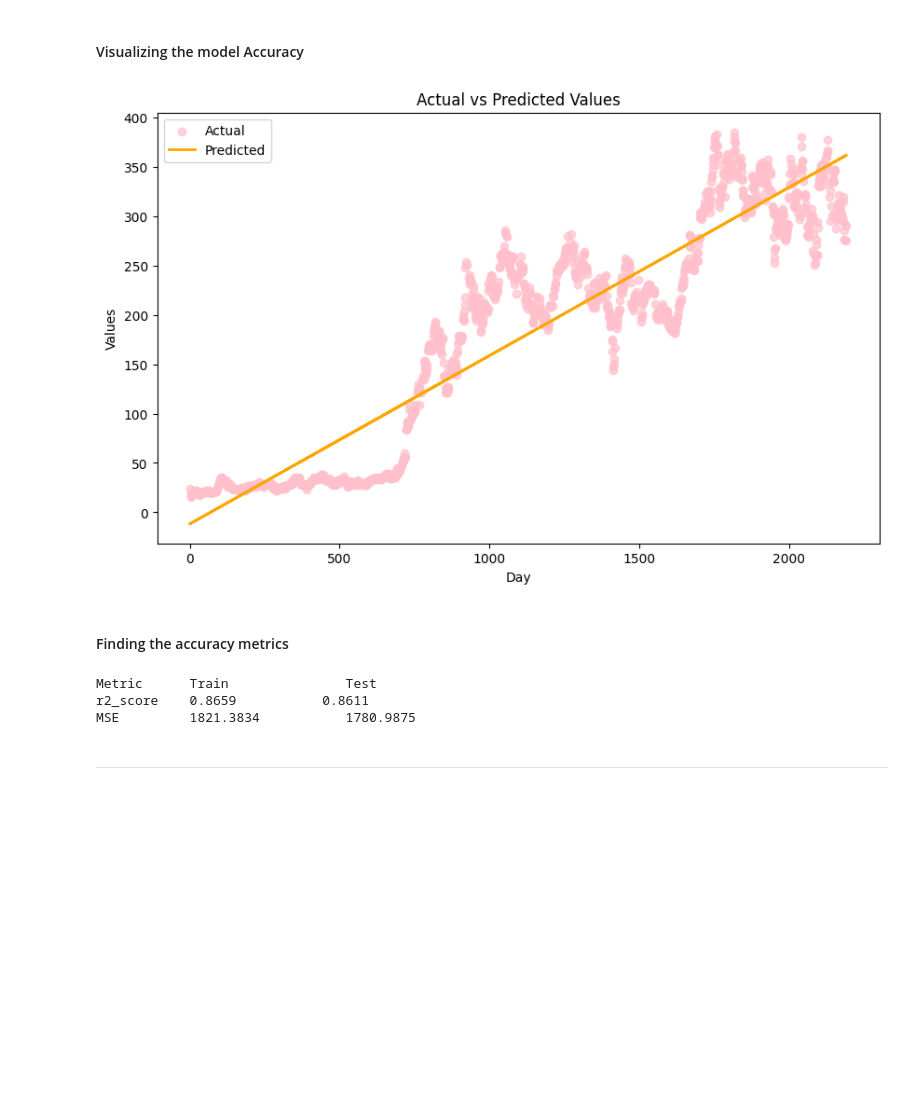
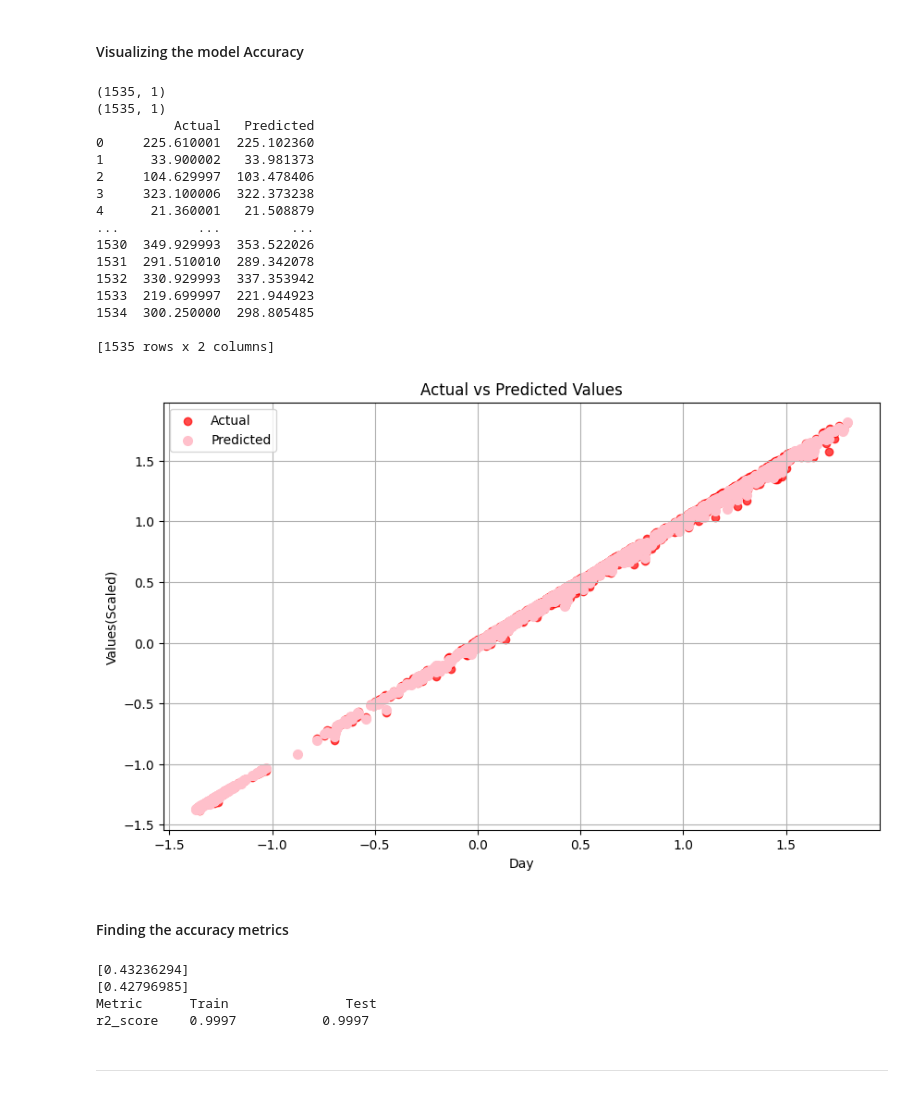
Before and after one commit to sazisblu/Stock-Prediction-Model, a Jupyter notebook: proj.ipynb, the cells around one changed output. Drawn from its saved outputs; the diff is of its cells as text; code cells hidden in the pictures; blank space fills up the shorter version.

Commit message:
New mechanism plus dummy dataset creator added & dummy data predicted

```diff
--- a/proj.ipynb
+++ b/proj.ipynb
@@ -736,9 +774,17 @@ plt.show()
 # %%
-x=np.array(df.index).reshape(-1,1)
-# print(x)
-# print("x=",x)
-y=df['Close']
-# print("y=",y)
-X_train,X_test,Y_train,Y_test = train_test_split(x,y,test_size=0.3,random_state=101)
+
+x = df[essential_col]
+num=x.isnull().sum()
+print(num)
+print(x.shape)
+
+y=np.array(df['Close'].values).reshape(-1,1)
+print(y.shape)
+
+# Scaling the data using standard scaler
+featurescaler=StandardScaler()
+targetscaler=StandardScaler()
+x=featurescaler.fit_transform(x)
+y=targetscaler.fit_transform(y)
+X_train,X_test,Y_train,Y_test = train_test_split(x,y,test_size=0.3,random_state=50)
 # print("X_train:",X_train)
-# print("X_test:",X_test)
@@ -754,41 +808,63 @@ LinearRegression()
 #### Visualizing the model Accuracy
 # %%
 predicted = Lm.predict(X_train) #This creates a prediction of the stock prices
+# print(predicted)
 
+# Compare the actual and predicted prices
+actual_predicted= targetscaler.inverse_transform(predicted)
+print(actual_predicted.shape)
+Y_train_unscaled=targetscaler.inverse_transform(Y_train)
+print(Y_train_unscaled.shape)
+tabulated=pd.DataFrame({'Actual': Y_train_unscaled.flatten(), 'Predicted' : actual_predicted.flatten()})
+print(tabulated)
 
+# Plot the actual and predicted prices
 plt.figure(figsize=(10, 6))# Plot actual vs predicted values
-
-plt.scatter(X_train.T[0], Y_train, color='pink', label='Actual', alpha=0.7) # Scatter plot for actual values
-
-plt.plot(X_train.T[0], predicted.T, color='orange', label='Predicted', linewidth=2)  # Line plot for predicted values
-
+plt.scatter(X_train.T[0], Y_train, color='red', label='Actual', alpha=0.7) # Scatter plot for actual values
+plt.scatter(X_train.T[0], predicted, color='pink', label='Predicted', linewidth=2)  # Line plot for predicted values
 plt.xlabel('Day')
-plt.ylabel('Values')
+plt.grid('True')
+plt.ylabel('Values(Scaled)')
 plt.title('Actual vs Predicted Values')
 plt.legend()
-
 plt.show()
 # %% [output]
+(1535, 1)
+(1535, 1)
+          Actual   Predicted
+0     225.610001  225.102360
+1      33.900002   33.981373
+2     104.629997  103.478406
+3     323.100006  322.373238
+4      21.360001   21.508879
+...          ...         ...
+1530  349.929993  353.522026
+1531  291.510010  289.342078
+1532  330.929993  337.353942
+1533  219.699997  221.944923
+1534  300.250000  298.805485
+
+[1535 rows x 2 columns]
-[figure, old version]
+[figure, new version]
 # %% [markdown]
 #### Finding the accuracy metrics
 # %%
 # Calculating the r2 scores
-r2_train = r2_score(Y_train, Lm.predict(X_train))
+print(Y_train[0])
+print(predicted[0])
+r2_train = r2_score(Y_train, predicted)
 r2_test = r2_score(Y_test, Lm.predict(X_test))
 
-# Calculating the  Mean Squared Errors or train and test datasets
-mse_train = mse(Y_train, Lm.predict(X_train))
-mse_test = mse(Y_test, Lm.predict(X_test))
+
 
 # Displaying  the scores
 print("Metric      Train               Test")
 print(f"r2_score    {r2_train:.4f}           {r2_test:.4f}")
-print(f"MSE         {mse_train:.4f}           {mse_test:.4f}")
 # %% [output]
+[0.43236294]
+[0.42796985]
 Metric      Train               Test
-r2_score    0.8659           0.8611
-MSE         1821.3834           1780.9875
+r2_score    0.9997           0.9997
 # %% [markdown]
 ---
 # %% [markdown]
```
Also changed, not shown: parts of 13 cells of this notebook, 3 other files.
